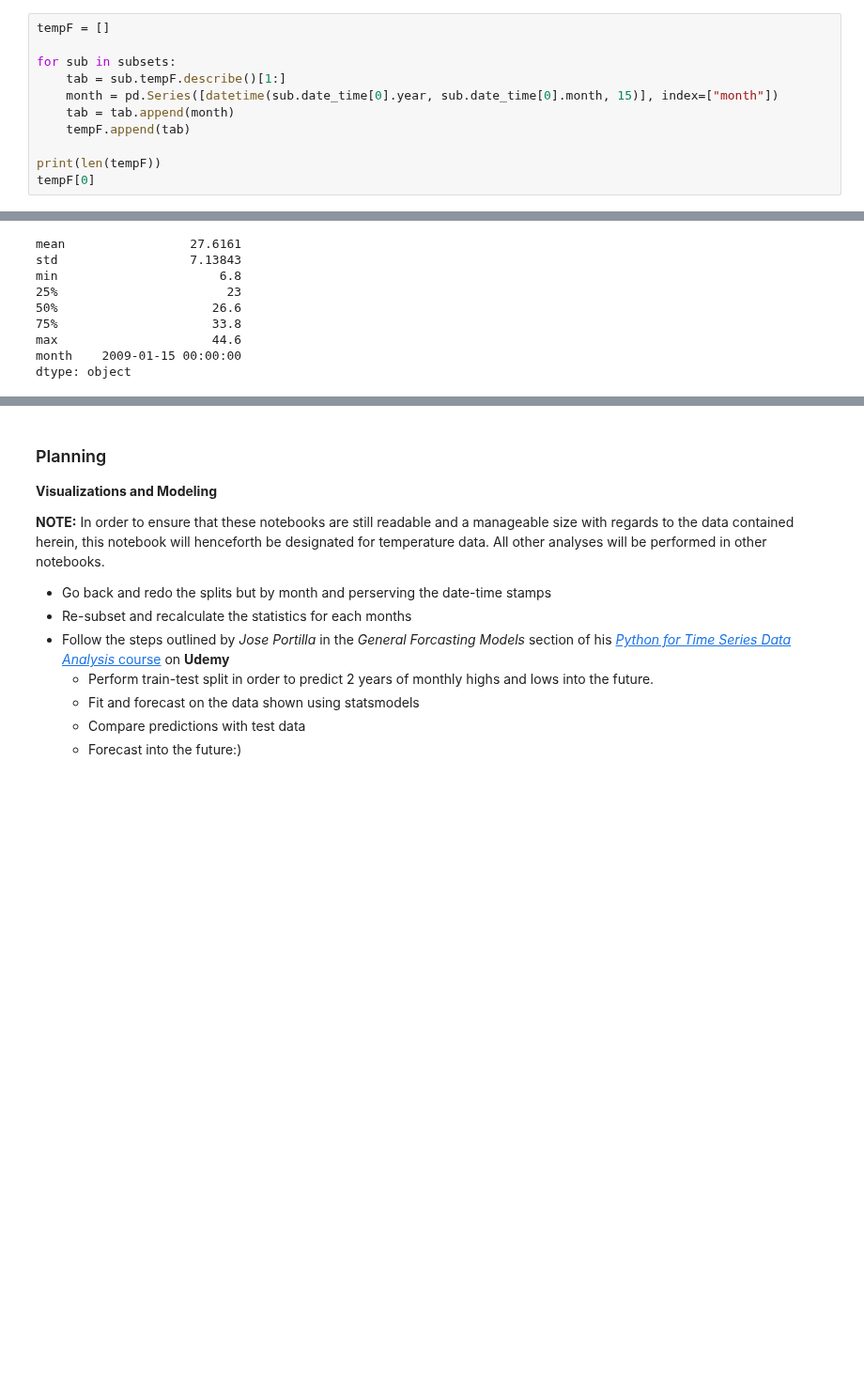
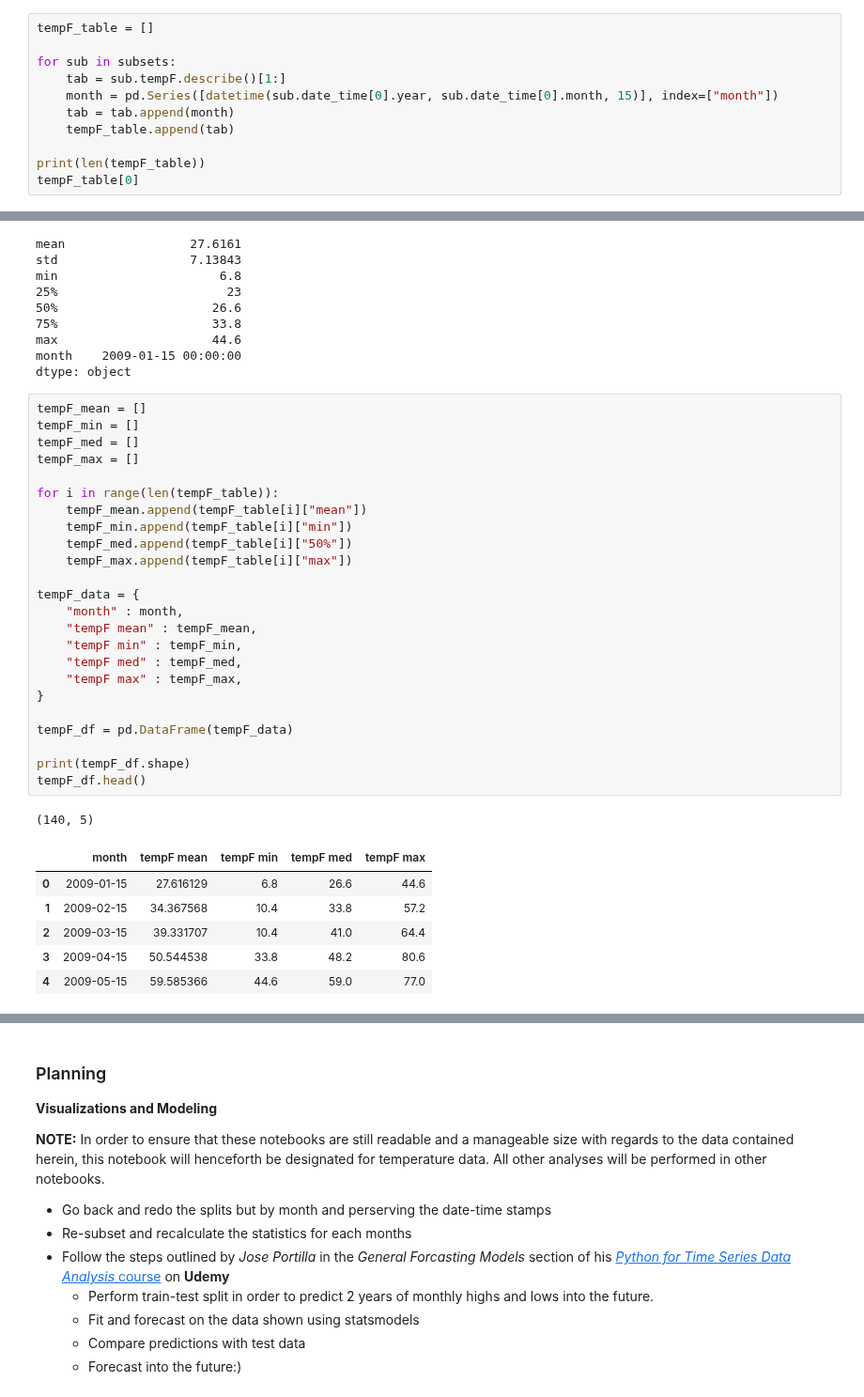
Before and after one commit to BloomTech-Labs/Labs26-Citrics-DS-TeamA, a Jupyter notebook: notebooks/Historic_Weather.ipynb, the cells around one changed output, grey strips where cells are left out. Shown at 94% size. Saved outputs shown, nothing was run; the diff lists cells and outputs as text; blank space fills up the shorter version.

```diff
--- a/notebooks/Historic_Weather.ipynb
+++ b/notebooks/Historic_Weather.ipynb
@@ -395,14 +470,14 @@ dtype: object
 # %%
-tempF = []
+tempF_table = []
 
 for sub in subsets:
     tab = sub.tempF.describe()[1:]
     month = pd.Series([datetime(sub.date_time[0].year, sub.date_time[0].month, 15)], index=["month"])
     tab = tab.append(month)
-    tempF.append(tab)
+    tempF_table.append(tab)
 
-print(len(tempF))
-tempF[0]
+print(len(tempF_table))
+tempF_table[0]
 # %% [output]
 140
 mean                 27.6161
@@ -414,4 +489,36 @@ min                      6.8
 max                     44.6
 month    2009-01-15 00:00:00
 dtype: object
+# %%
+tempF_mean = []
+tempF_min = []
+tempF_med = []
+tempF_max = []
+
+for i in range(len(tempF_table)):
+    tempF_mean.append(tempF_table[i]["mean"])
+    tempF_min.append(tempF_table[i]["min"])
+    tempF_med.append(tempF_table[i]["50%"])
+    tempF_max.append(tempF_table[i]["max"])
+
+tempF_data = {
+    "month" : month,
+    "tempF mean" : tempF_mean,
+    "tempF min" : tempF_min,
+    "tempF med" : tempF_med,
+    "tempF max" : tempF_max,
+}
+
+tempF_df = pd.DataFrame(tempF_data)
+
+print(tempF_df.shape)
+tempF_df.head()
+# %% [output]
+(140, 5)
+|  | month | tempF mean | tempF min | tempF med | tempF max |
+| 0 | 2009-01-15 | 27.616129 | 6.8 | 26.6 | 44.6 |
+| 1 | 2009-02-15 | 34.367568 | 10.4 | 33.8 | 57.2 |
+| 2 | 2009-03-15 | 39.331707 | 10.4 | 41.0 | 64.4 |
+| 3 | 2009-04-15 | 50.544538 | 33.8 | 48.2 | 80.6 |
+| 4 | 2009-05-15 | 59.585366 | 44.6 | 59.0 | 77.0 |
 # %%
```
Also changed, not shown: parts of 19 cells of this notebook.
